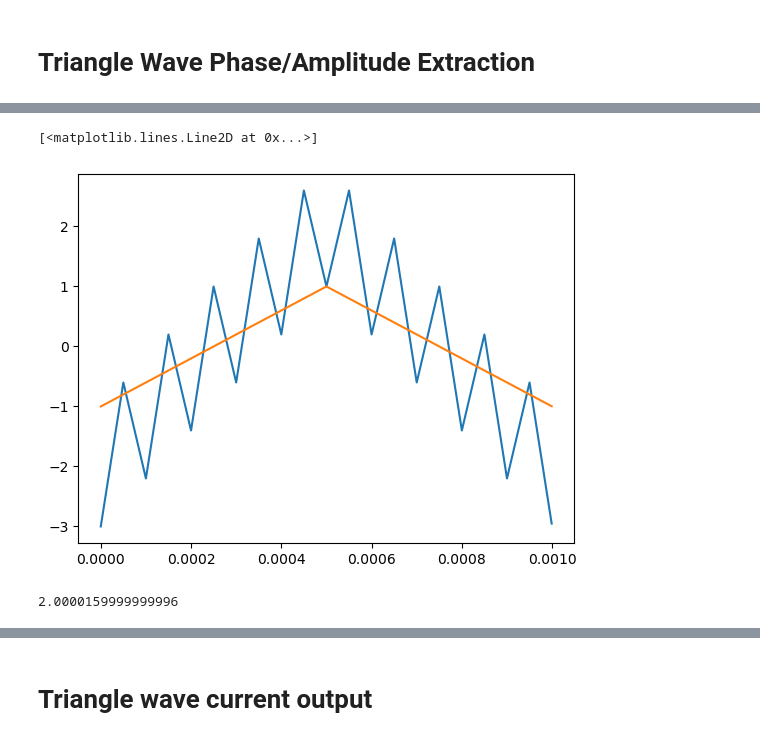
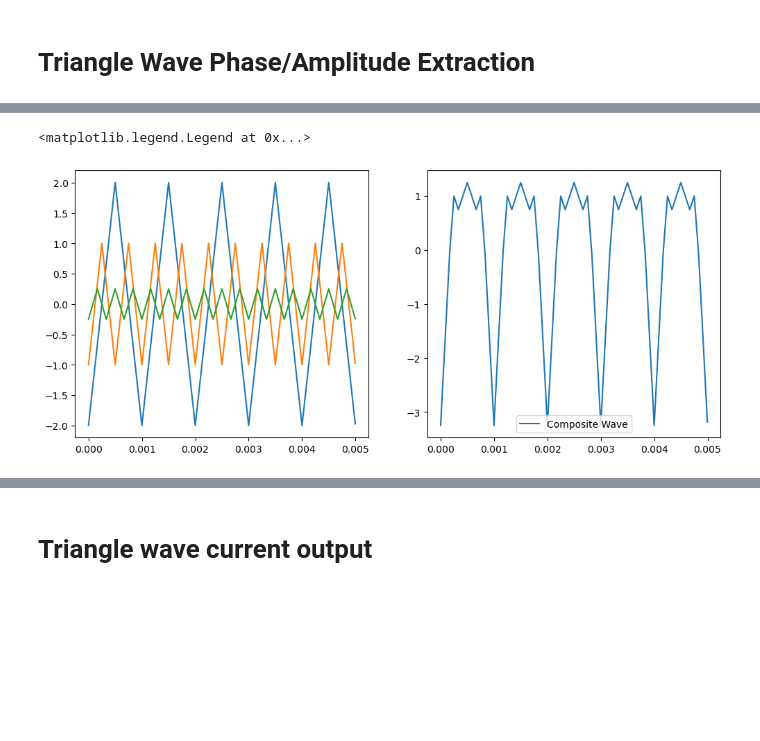
Before and after one commit to nazeern/nanotech, a Jupyter notebook: SimRC.ipynb, the cells around one changed output, grey strips where cells are left out. Cells and saved outputs as stored; diff of their text form; code cells hidden in the pictures; blank space fills up the shorter version.

```diff
--- a/SimRC.ipynb
+++ b/SimRC.ipynb
@@ -433,7 +185,7 @@ freq = 1000
 V_amp = 3.3 / 2
 
 # Desired number of wave oscillations
-cycle_num = 5
+cycle_num = 10
 
 # Duration of sin wave in seconds
 duration = cycle_num / freq
@@ -471,7 +223,7 @@ def generate_wave(freq, amp, form="sin", cycle_num=None, duration=None, samp_rat
         samp_rate = freq * 100
 
     # Total number of samples
-    samp_num = int(duration * samp_rate)
+    samp_num = np.rint(duration * samp_rate)
 
     if form == "sin":
         t = np.arange(0, duration, duration / samp_num)
@@ -497,16 +250,17 @@ plt.plot(t2, V_in2)
 # %% [markdown]
 # Triangle Wave Phase/Amplitude Extraction
 # %%
-freqs = [1000, 10000]
+freqs = [1000, 2000, 3000]
+cycle_num = 5
 
-duration = 1 / min(freqs) * 1
+duration = 1 / min(freqs) * cycle_num
 samp_rate = max(freqs) * 100
 # %%
 # Sum multiple triangle waves
 t, wave1 = generate_wave(freqs[0], 2, "triangle", duration=duration, samp_rate=samp_rate)
 _, wave2 = generate_wave(freqs[1], 1, "triangle", duration=duration, samp_rate=samp_rate)
-# _, wave3 = generate_wave(freqs[2], amp, "triangle", duration=duration, samp_rate=samp_rate)
+_, wave3 = generate_wave(freqs[2], 0.25, "triangle", duration=duration, samp_rate=samp_rate)
 
-wave = wave1 + wave2
+wave = wave1 + wave2 + wave3
 
 _, unit_wave = generate_wave(1000, 1, "triangle", duration=duration, samp_rate=samp_rate)
@@ -520,10 +267,11 @@ plt.plot(t, wave2)
-# %%
-plt.plot(t, wave)
-plt.plot(t, unit_wave)
-# %% [output]
-[<matplotlib.lines.Line2D at 0x...>]
-[figure, removed]
-# %%
-np.dot(unit_wave, wave) * 3 / unit_wave.size
-# %% [output]
-2.0000159999999996
+# %%
+# Plot triangle waves
+fig, ax = plt.subplots(1, 2, figsize=(12, 5))
+ax[0].plot(t, wave1, label="Wave 1")
+ax[0].plot(t, wave2, label="Wave 2")
+ax[0].plot(t, wave3, label="Wave 3")
+ax[1].plot(t, wave, label="Composite Wave")
+plt.legend()
+# %% [output]
+<matplotlib.legend.Legend at 0x...>
+[figure, added]
```
Also changed, not shown: parts of 53 cells of this notebook, 2 other files.
